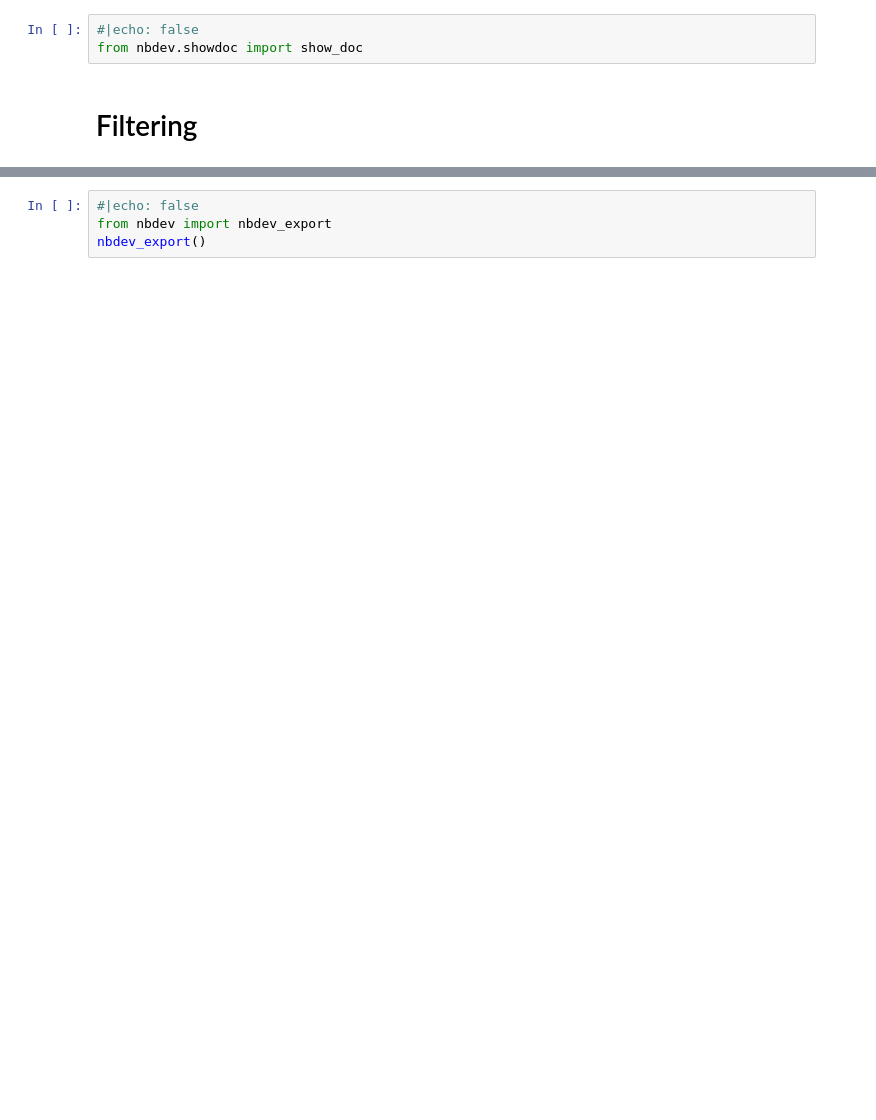
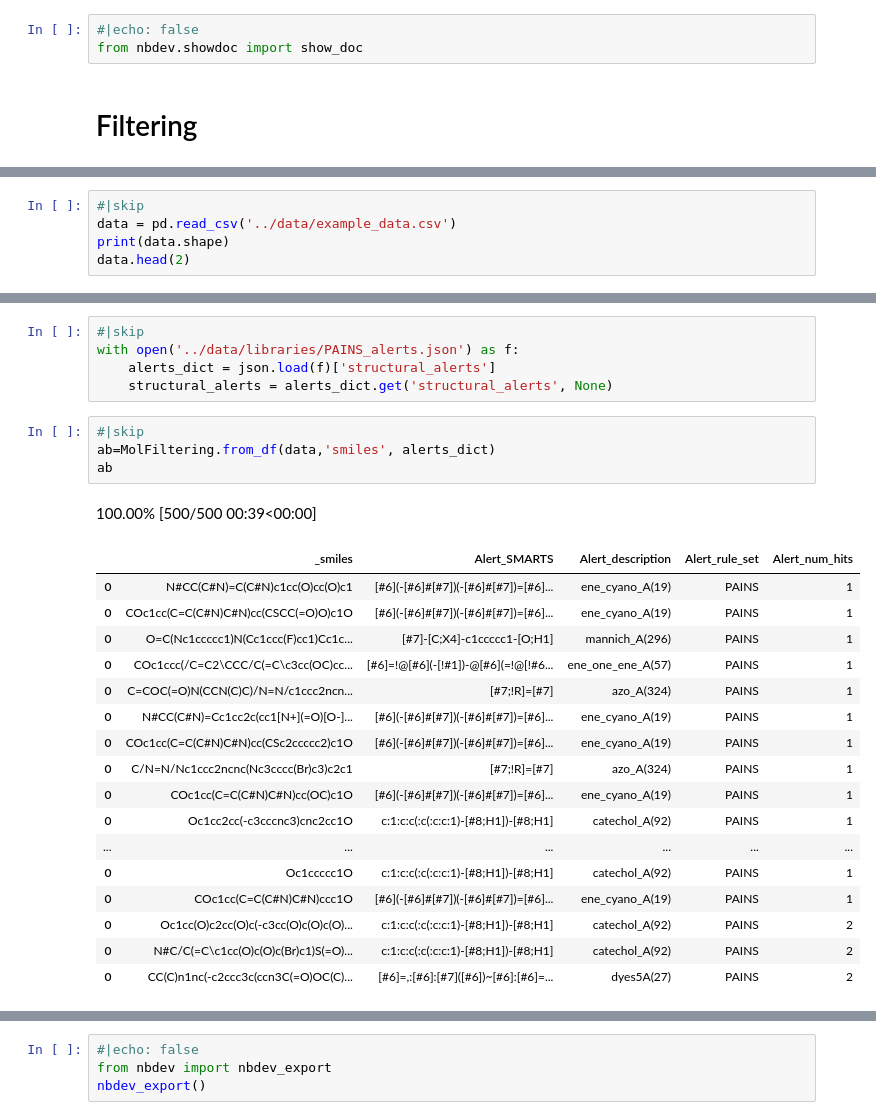
Before and after one commit to marcossantanaioc/cheminftools, a Jupyter notebook: notebooks/filtering.ipynb, the cells around one changed output, grey strips where cells are left out. Drawn from its saved outputs; the diff is of its cells as text; blank space fills up the shorter version.

```diff
--- a/notebooks/filtering.ipynb
+++ b/notebooks/filtering.ipynb
@@ -314,0 +300,5 @@ class MolFiltering:
+# %%
+#|skip
+data = pd.read_csv('../data/example_data.csv')
+print(data.shape)
+data.head(2)
@@ -315,3 +310,31 @@ class MolFiltering:
+# %%
+#|skip
+with open('../data/libraries/PAINS_alerts.json') as f:
+    alerts_dict = json.load(f)['structural_alerts']
+    structural_alerts = alerts_dict.get('structural_alerts', None)
+# %%
+#|skip
+ab=MolFiltering.from_df(data,'smiles', alerts_dict)
+ab
+# %% [output]
+100.00% [500/500 00:39<00:00]
+|  | _smiles | Alert_SMARTS | Alert_description | Alert_rule_set | Alert_num_hits |
+| 0 | N#CC(C#N)=C(C#N)c1cc(O)cc(O)c1 | [#6](-[#6]#[#7])(-[#6]#[#7])=[#6]... | ene_cyano_A(19) | PAINS | 1 |
+| 0 | COc1cc(C=C(C#N)C#N)cc(CSCC(=O)O)c1O | [#6](-[#6]#[#7])(-[#6]#[#7])=[#6]... | ene_cyano_A(19) | PAINS | 1 |
+| 0 | O=C(Nc1ccccc1)N(Cc1ccc(F)cc1)Cc1c... | [#7]-[C;X4]-c1ccccc1-[O;H1] | mannich_A(296) | PAINS | 1 |
+| 0 | COc1ccc(/C=C2\CCC/C(=C\c3cc(OC)cc... | [#6]=!@[#6](-[!#1])-@[#6](=!@[!#6... | ene_one_ene_A(57) | PAINS | 1 |
+| 0 | C=COC(=O)N(CCN(C)C)/N=N/c1ccc2ncn... | [#7;!R]=[#7] | azo_A(324) | PAINS | 1 |
+| 0 | N#CC(C#N)=Cc1cc2c(cc1[N+](=O)[O-]... | [#6](-[#6]#[#7])(-[#6]#[#7])=[#6]... | ene_cyano_A(19) | PAINS | 1 |
+| 0 | COc1cc(C=C(C#N)C#N)cc(CSc2ccccc2)c1O | [#6](-[#6]#[#7])(-[#6]#[#7])=[#6]... | ene_cyano_A(19) | PAINS | 1 |
+| 0 | C/N=N/Nc1ccc2ncnc(Nc3cccc(Br)c3)c2c1 | [#7;!R]=[#7] | azo_A(324) | PAINS | 1 |
+| 0 | COc1cc(C=C(C#N)C#N)cc(OC)c1O | [#6](-[#6]#[#7])(-[#6]#[#7])=[#6]... | ene_cyano_A(19) | PAINS | 1 |
+| 0 | Oc1cc2cc(-c3cccnc3)cnc2cc1O | c:1:c:c(:c(:c:c:1)-[#8;H1])-[#8;H1] | catechol_A(92) | PAINS | 1 |
+| ... | ... | ... | ... | ... | ... |
+| 0 | Oc1ccccc1O | c:1:c:c(:c(:c:c:1)-[#8;H1])-[#8;H1] | catechol_A(92) | PAINS | 1 |
+| 0 | COc1cc(C=C(C#N)C#N)ccc1O | [#6](-[#6]#[#7])(-[#6]#[#7])=[#6]... | ene_cyano_A(19) | PAINS | 1 |
+| 0 | Oc1cc(O)c2cc(O)c(-c3cc(O)c(O)c(O)... | c:1:c:c(:c(:c:c:1)-[#8;H1])-[#8;H1] | catechol_A(92) | PAINS | 2 |
+| 0 | N#C/C(=C\c1cc(O)c(O)c(Br)c1)S(=O)... | c:1:c:c(:c(:c:c:1)-[#8;H1])-[#8;H1] | catechol_A(92) | PAINS | 2 |
+| 0 | CC(C)n1nc(-c2ccc3c(ccn3C(=O)OC(C)... | [#6]=,:[#6]:[#7]([#6])~[#6]:[#6]=... | dyes5A(27) | PAINS | 2 |
 # %%
 show_doc(MolFiltering)
 # %% [output]
```
Also changed, not shown: parts of 7 cells of this notebook, 10 other files.
